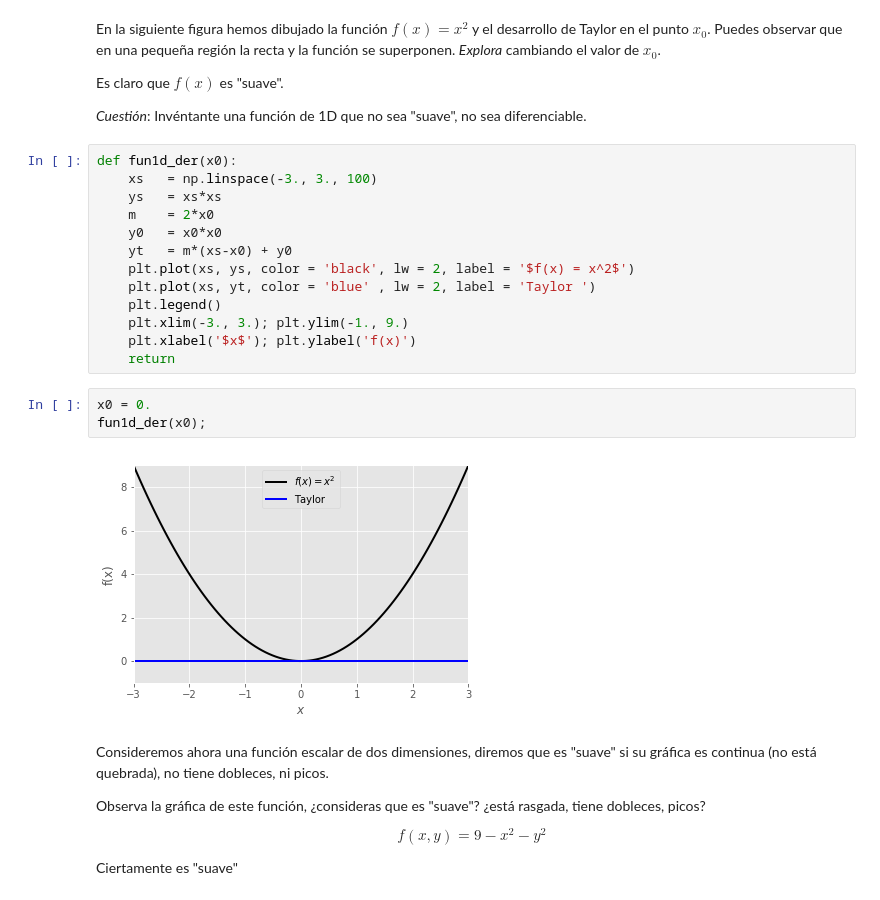
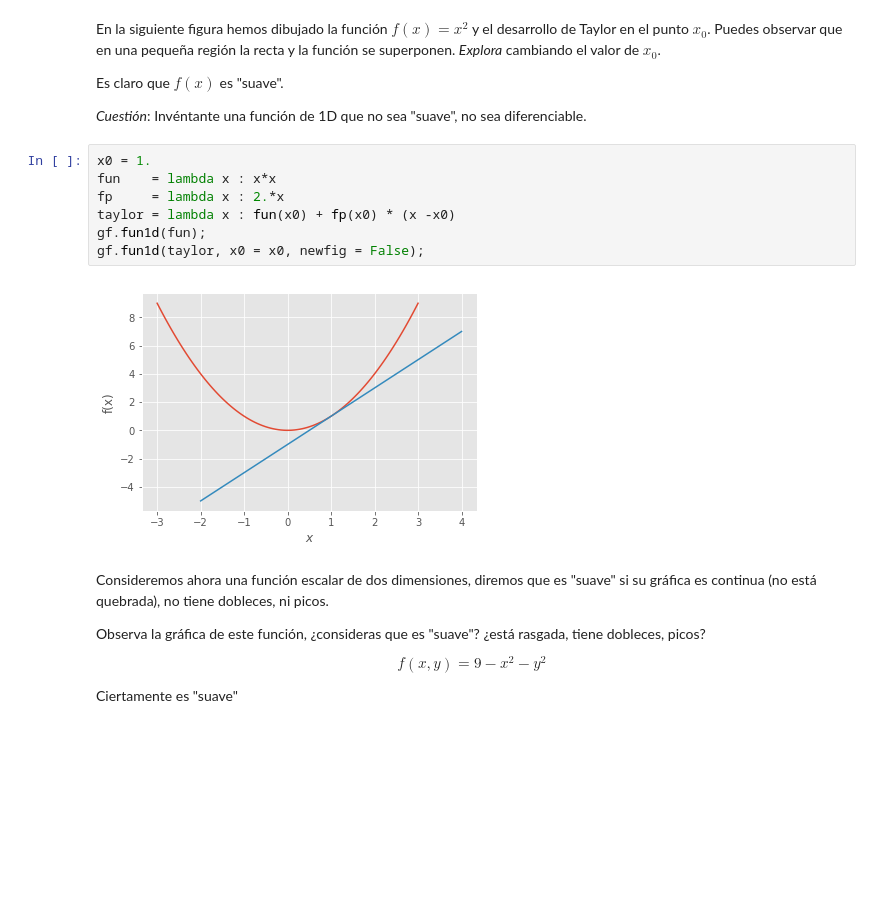
Before and after one commit to jahernando/USC-MMIII, a Jupyter notebook: tderivadas_direccional_diferencial.ipynb, the cells around one changed output. Drawn from its saved outputs; the diff is of its cells as text; blank space fills up the shorter version.

```diff
--- a/tderivadas_direccional_diferencial.ipynb
+++ b/tderivadas_direccional_diferencial.ipynb
@@ -456,24 +398,15 @@ En la siguiente figura hemos dibujado la función $f(x) = x^2$ y el desarrollo d
 Es claro que $f(x)$ es "suave".
 
 *Cuestión*: Invéntante una función de 1D que no sea "suave", no sea diferenciable.
-# %%
-def fun1d_der(x0):
-    xs   = np.linspace(-3., 3., 100)
-    ys   = xs*xs
-    m    = 2*x0
-    y0   = x0*x0
-    yt   = m*(xs-x0) + y0
-    plt.plot(xs, ys, color = 'black', lw = 2, label = '$f(x) = x^2$')
-    plt.plot(xs, yt, color = 'blue' , lw = 2, label = 'Taylor ')
-    plt.legend()
-    plt.xlim(-3., 3.); plt.ylim(-1., 9.)
-    plt.xlabel('$x$'); plt.ylabel('f(x)')
-    return
-# %%
-x0 = 0.
-fun1d_der(x0);
-# %% [output]
-[figure, removed]
+# %%
+x0 = 1.
+fun    = lambda x : x*x
+fp     = lambda x : 2.*x
+taylor = lambda x : fun(x0) + fp(x0) * (x -x0)
+gf.fun1d(fun);
+gf.fun1d(taylor, x0 = x0, newfig = False);
+# %% [output]
+[figure, added]
 # %% [markdown]
 Consideremos ahora una función escalar de dos dimensiones, diremos que es "suave" si su gráfica es continua (no está quebrada), no tiene dobleces, ni picos.
 
```
Also changed, not shown: parts of 31 cells of this notebook, 3 other files.
